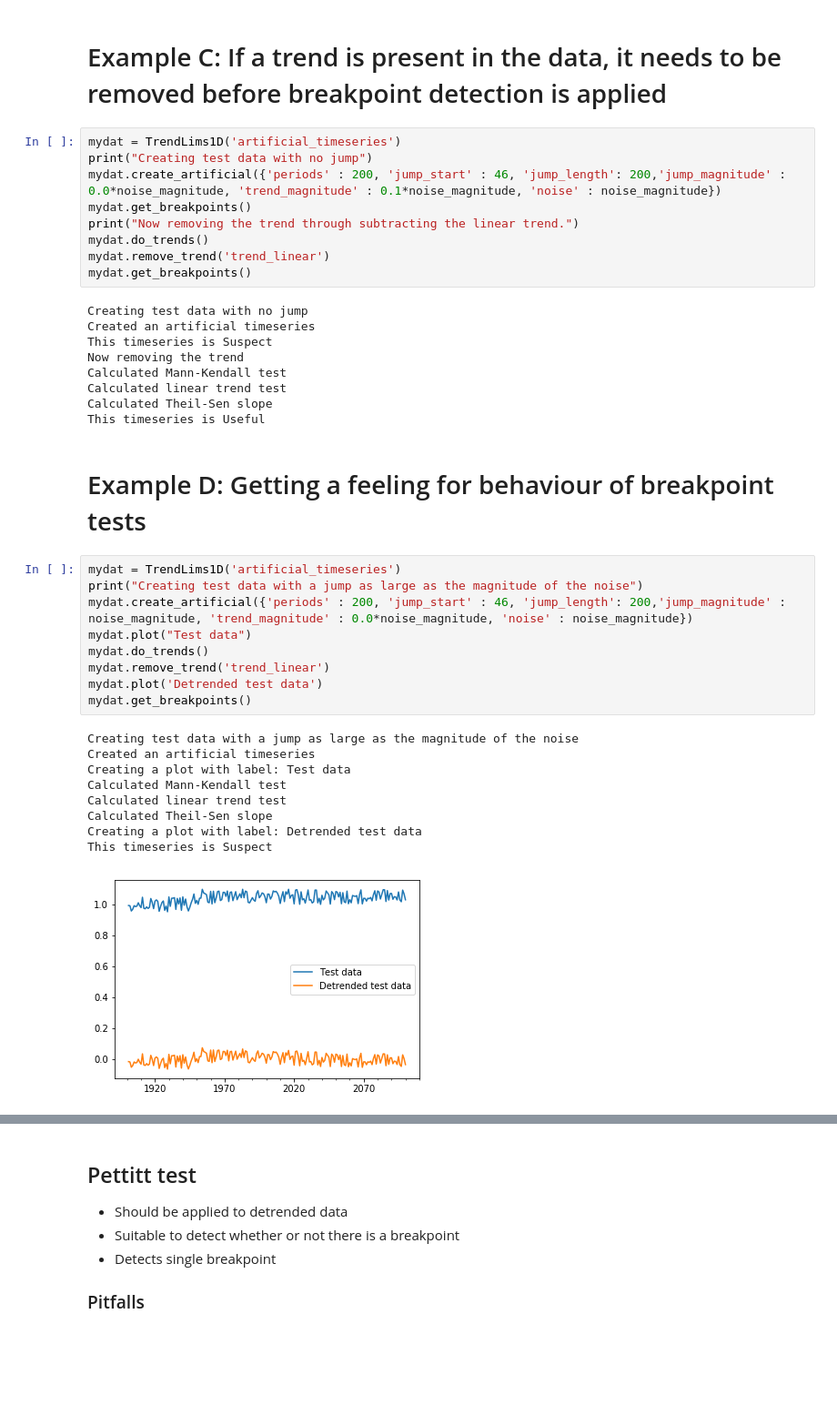
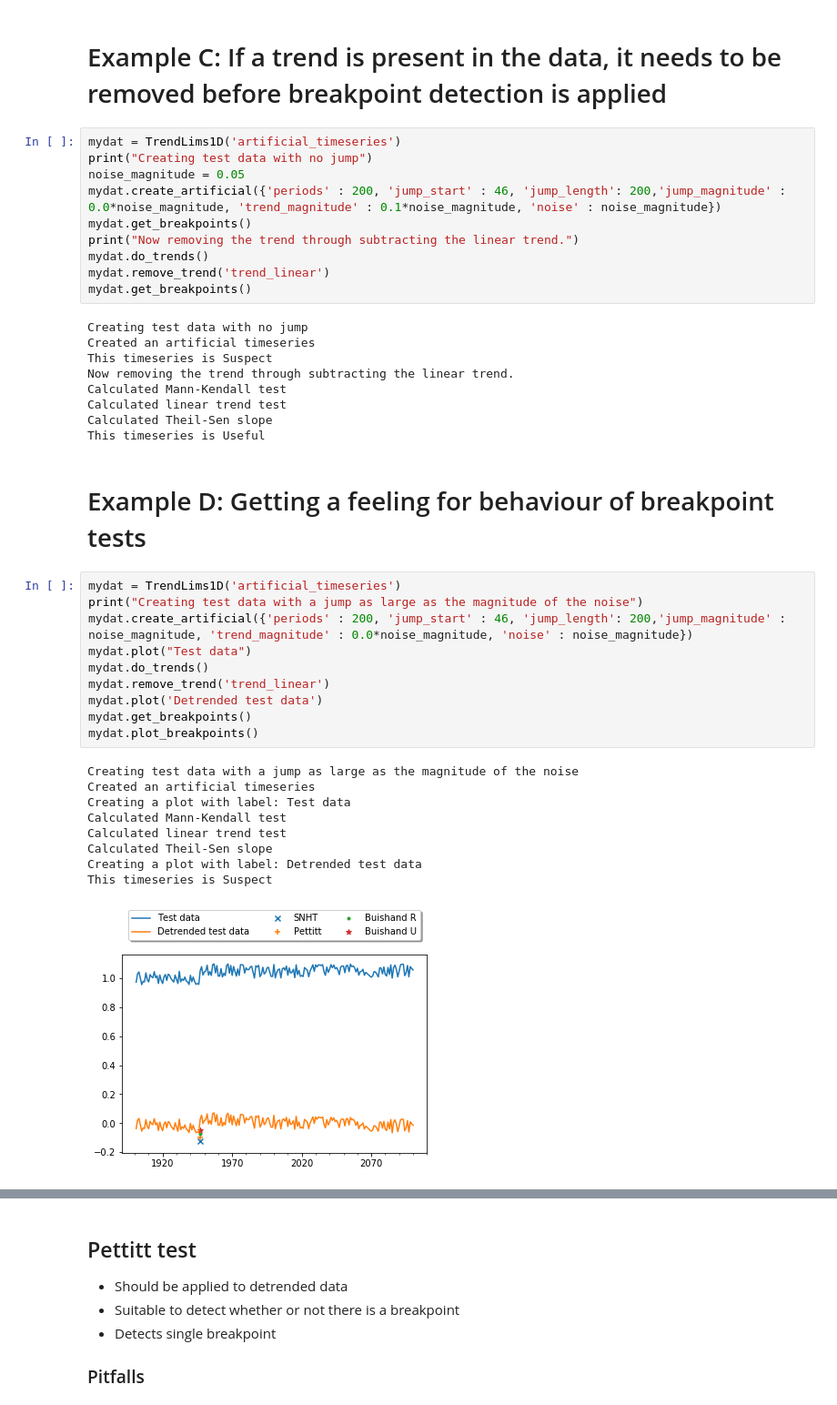
Before and after one commit to bascrezee/trend_framework, a Jupyter notebook: framework.ipynb, the cells around one changed output, grey strips where cells are left out. Shown at 91% size. Cells and saved outputs as stored; diff of their text form; blank space fills up the shorter version.

```diff
--- a/framework.ipynb
+++ b/framework.ipynb
@@ -40,6 +40,7 @@ This timeseries is Suspect
 # %%
 mydat = TrendLims1D('artificial_timeseries')
 print("Creating test data with no jump")
+noise_magnitude = 0.05
 mydat.create_artificial({'periods' : 200, 'jump_start' : 46, 'jump_length': 200,'jump_magnitude' : 0.0*noise_magnitude, 'trend_magnitude' : 0.1*noise_magnitude, 'noise' : noise_magnitude})
 mydat.get_breakpoints()
 print("Now removing the trend through subtracting the linear trend.")
@@ -50,7 +51,7 @@ mydat.get_breakpoints()
 Creating test data with no jump
 Created an artificial timeseries
 This timeseries is Suspect
-Now removing the trend
+Now removing the trend through subtracting the linear trend.
 Calculated Mann-Kendall test
 Calculated linear trend test
 Calculated Theil-Sen slope
@@ -60,19 +61,20 @@ This timeseries is Useful
 # %%
 mydat = TrendLims1D('artificial_timeseries')
 print("Creating test data with a jump as large as the magnitude of the noise")
 mydat.create_artificial({'periods' : 200, 'jump_start' : 46, 'jump_length': 200,'jump_magnitude' : noise_magnitude, 'trend_magnitude' : 0.0*noise_magnitude, 'noise' : noise_magnitude})
 mydat.plot("Test data")
 mydat.do_trends()
 mydat.remove_trend('trend_linear')
 mydat.plot('Detrended test data')
 mydat.get_breakpoints()
+mydat.plot_breakpoints()
 # %% [output]
 Creating test data with a jump as large as the magnitude of the noise
 Created an artificial timeseries
 Creating a plot with label: Test data
 Calculated Mann-Kendall test
 Calculated linear trend test
 Calculated Theil-Sen slope
 Creating a plot with label: Detrended test data
 This timeseries is Suspect
-[figure, old version]
+[figure, new version]
```
Also changed, not shown: parts of 3 cells of this notebook, 1 other file.
